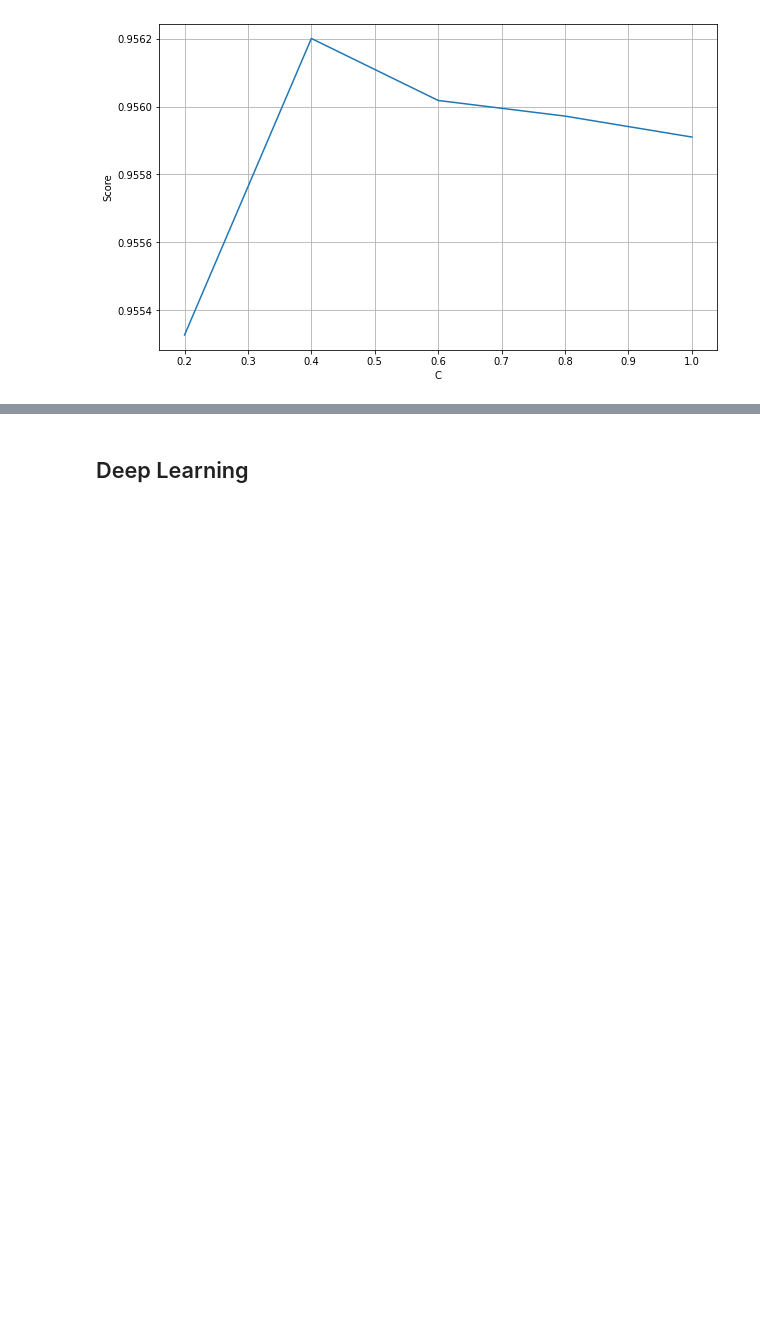
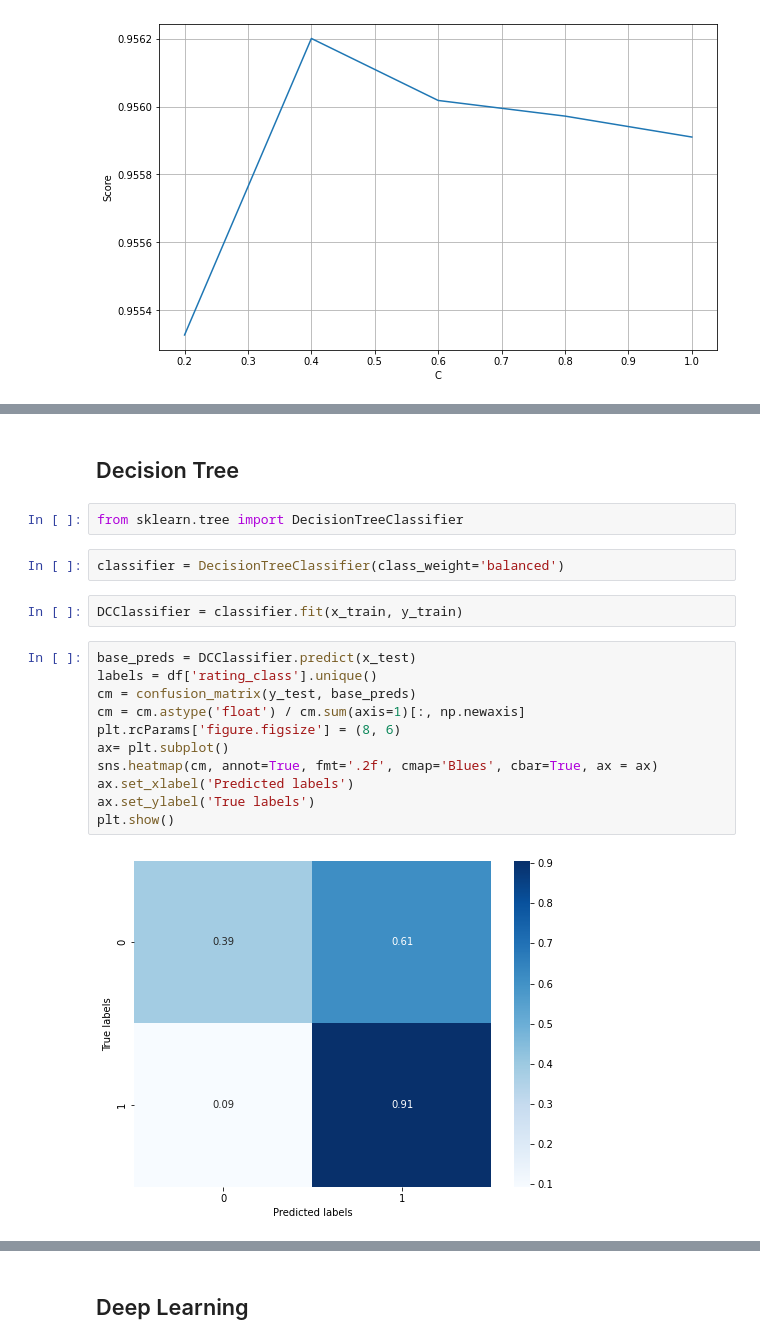
Before and after one commit to bachhvu/Amazon-NLP, a Jupyter notebook: Model Development.ipynb, the cells around one changed output, grey strips where cells are left out. Saved outputs shown, nothing was run; the diff lists cells and outputs as text; blank space fills up the shorter version.

```diff
--- a/Model Development.ipynb
+++ b/Model Development.ipynb
@@ -359,3 +374,24 @@ plt.show()
+# %% [markdown]
+## Decision Tree
+# %%
+from sklearn.tree import DecisionTreeClassifier
+# %%
+classifier = DecisionTreeClassifier(class_weight='balanced')
+# %%
+DCClassifier = classifier.fit(x_train, y_train)
+# %%
+base_preds = DCClassifier.predict(x_test)
+labels = df['rating_class'].unique()
+cm = confusion_matrix(y_test, base_preds)
+cm = cm.astype('float') / cm.sum(axis=1)[:, np.newaxis]
+plt.rcParams['figure.figsize'] = (8, 6)
+ax= plt.subplot()
+sns.heatmap(cm, annot=True, fmt='.2f', cmap='Blues', cbar=True, ax = ax)
+ax.set_xlabel('Predicted labels')
+ax.set_ylabel('True labels')
+plt.show()
+# %% [output]
+[figure, added]
 # %%
 #Quick diagnostics
 print(classification_report(y_test.astype(str), base_preds.astype(str)))
```
Also changed, not shown: parts of 9 cells of this notebook.
